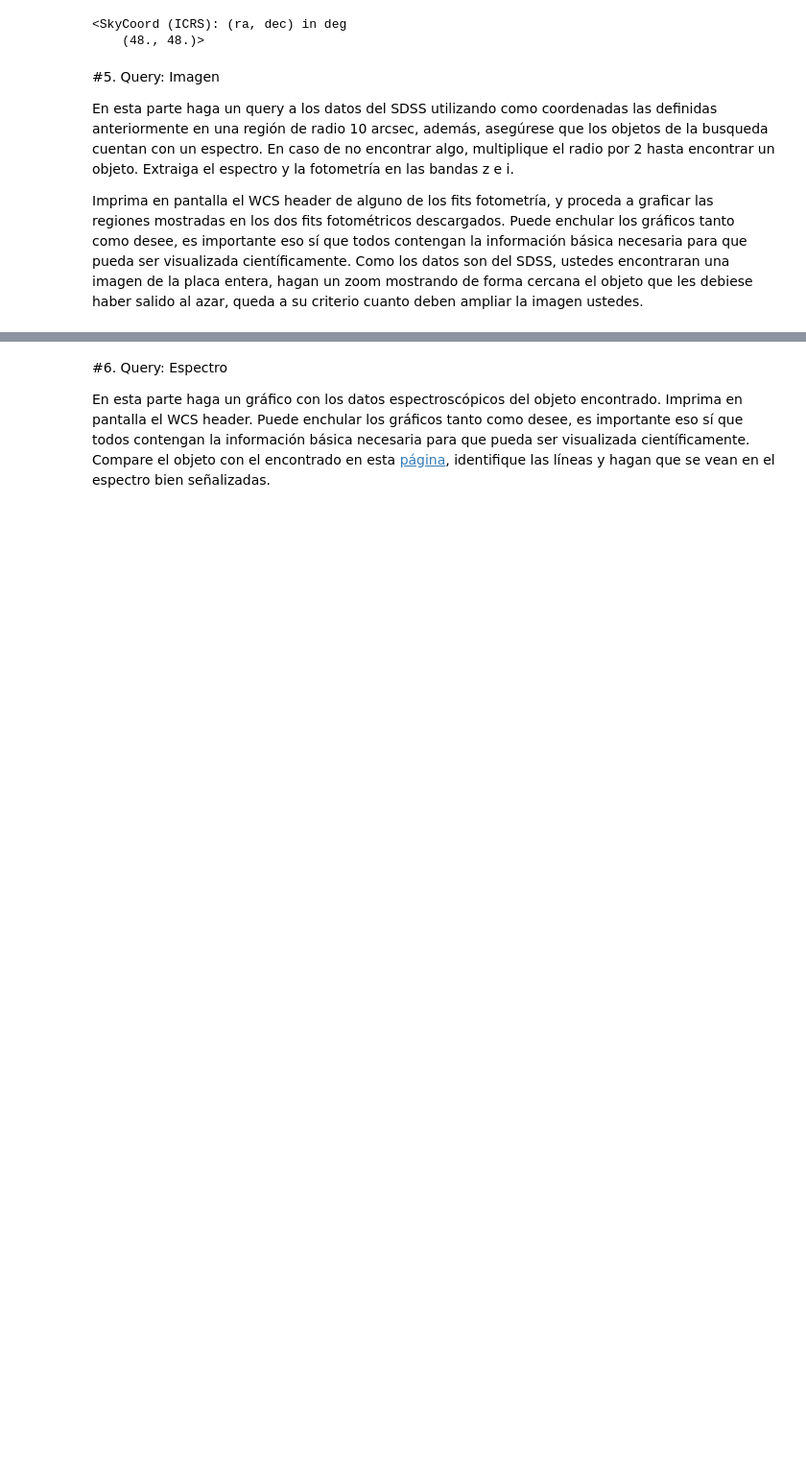
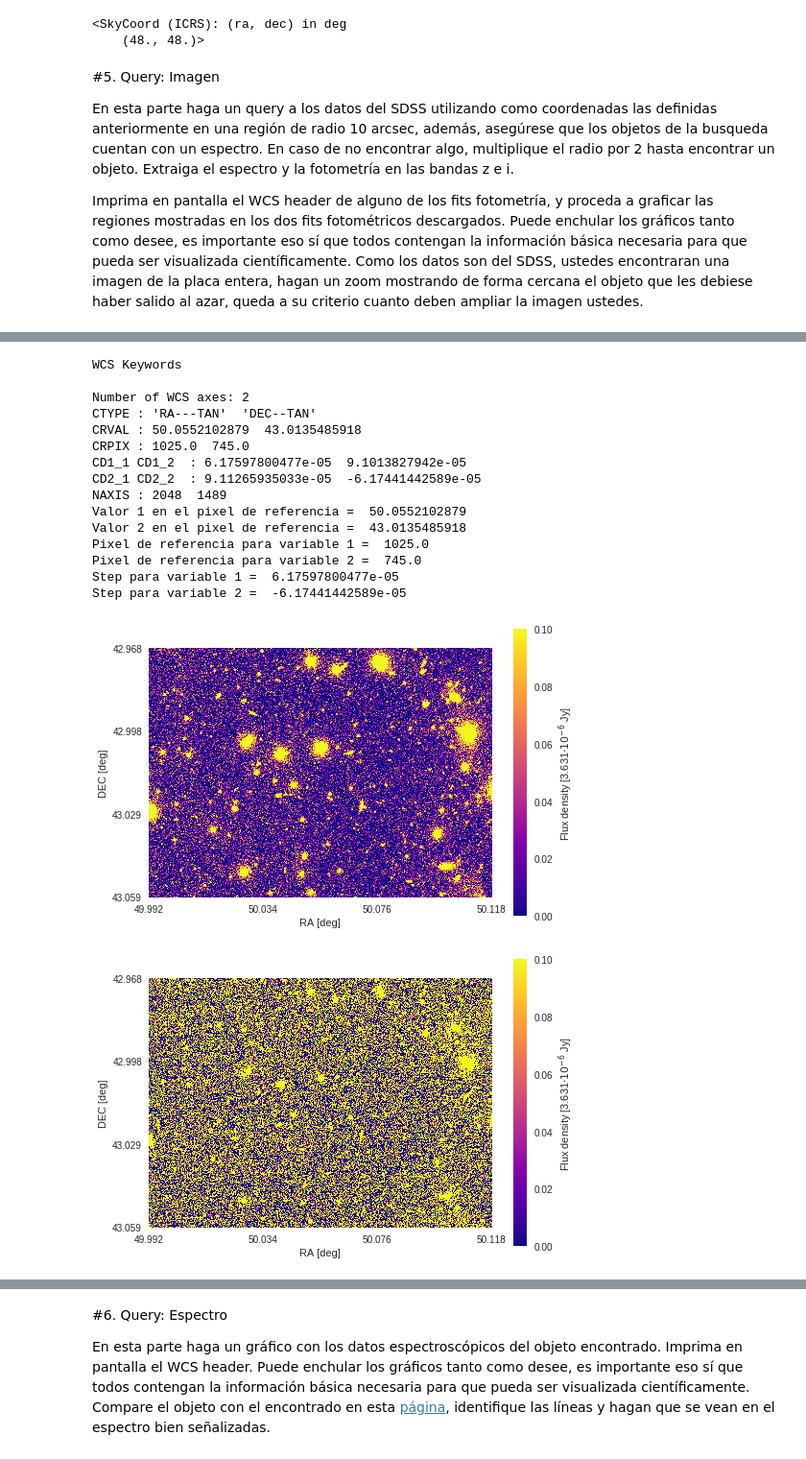
Before and after one commit to DanielaM8/minitarea4, a Jupyter notebook: minitarea4.ipynb, the cells around one changed output, grey strips where cells are left out. Shown at 96% size. Drawn from its saved outputs; the diff is of its cells as text; code cells hidden in the pictures; blank space fills up the shorter version.

```diff
--- a/minitarea4.ipynb
+++ b/minitarea4.ipynb
@@ -305,46 +298,65 @@ header = imi[0][0].header
 wcs = WCS(header)
 print wcs
 
 print 'Valor 1 en el pixel de referencia = ',header['CRVAL1']
 print 'Valor 2 en el pixel de referencia = ',header['CRVAL2']
 
 print 'Pixel de referencia para variable 1 = ', header['CRPIX1']
 print 'Pixel de referencia para variable 2 = ', header['CRPIX2']
 
 print 'Step para variable 1 = ', header['CD1_1']
 print 'Step para variable 2 = ', header['CD2_2']
 
 delt1 = np.arange(0,header['NAXIS1']) - (header['CRPIX1']-1)
 step1 = delt1*header['CD1_1']
 ra = step1 + header['CRVAL1']
 
 delt2 = np.arange(0,header['NAXIS2']) - (header['CRPIX2']-1)
 step2 = delt2*header['CD2_2']
 dec = step2 + header['CRVAL2']
 
 datai = imi[0][0].data
 dataz = imz[0][0].data
 
-#Creamos figura:
 
-fig3, ax2= plt.subplots(figsize=(20,20),nrows=2)
 
 #imagen banda i
 
-cb11= ax2[0].imshow(datai,vmax=0.1,vmin=0,cmap='magma',origin='lower')
-fig.colorbar(cb11,ax=ax[0],label='Flux density [3.631$ \cdot 10^{-6}$ Jy]')
-ax[0].set_xticks((0,len(ra)/3,2*len(ra)/3,len(ra)),(round(ra[0],3),round(ra[len(ra)/3],3),round(ra[2*len(ra)/3],3),round(ra[-1],3)))
-ax[0].set_yticks((0,20,40,60),(round(dec[0],3),round(dec[20],3),round(dec[40],3),round(dec[60],3)))
-ax[0].set_xlabel('RA [deg]')
-ax[0].set_ylabel('DEC [deg]')
-ax[0].grid(b=None)
+plt.imshow(datai,vmax=0.1,vmin=0,cmap='plasma',origin='lower')
+plt.xticks((0,len(ra)/3,2*len(ra)/3,len(ra)),(round(ra[0],3),round(ra[len(ra)/3],3),round(ra[2*len(ra)/3],3),round(ra[-1],3)))
+plt.yticks((0,len(dec)/3,2*len(dec)/3,len(dec)),(round(dec[0],3),round(dec[len(dec)/3],3),round(dec[2*len(dec)/3],3),round(dec[-1],3)))
+plt.ylabel('DEC [deg]')
+cb11=plt.colorbar()
+plt.grid(b=None)
+cb11.set_label('Flux density [3.631$ \cdot 10^{-6}$ Jy]')
+plt.show()
 
 #imagen banda z
 
-cb12= ax2[1].imshow(dataz,vmax=0.1,vmin=0,cmap='magma',origin='lower')
-fig.colorbar(cb12,ax=ax[1],label='Flux density [3.631$ \cdot 10^{-6}$ Jy]')
-ax[1].set_xticks((0,len(ra)/3,2*len(ra)/3,len(ra)),(round(ra[0],3),round(ra[len(ra)/3],3),round(ra[2*len(ra)/3],3),round(ra[-1],3)))
-ax[1].set_yticks((0,len(dec)/3,2*len(dec)/3,len(dec)),(round(dec[0],3),round(dec[len(dec)/3],3),round(dec[2*len(dec)/3],3),round(dec[-1],3)))
-ax[1].set_xlabel('RA [deg]')
-ax[1].set_ylabel('DEC [deg]')
-ax[1].grid(b=None)
+plt.imshow(dataz,vmax=0.1,vmin=0,cmap='plasma',origin='lower')
+plt.xticks((0,len(ra)/3,2*len(ra)/3,len(ra)),(round(ra[0],3),round(ra[len(ra)/3],3),round(ra[2*len(ra)/3],3),round(ra[-1],3)))
+plt.yticks((0,len(dec)/3,2*len(dec)/3,len(dec)),(round(dec[0],3),round(dec[len(dec)/3],3),round(dec[2*len(dec)/3],3),round(dec[-1],3)))
+plt.xlabel('RA [deg]')
+plt.ylabel('DEC [deg]')
+plt.grid(b=None)
+cb22=plt.colorbar()
+cb22.set_label('Flux density [3.631$ \cdot 10^{-6}$ Jy]')
+plt.show()
+# %% [output]
+WCS Keywords
+
+Number of WCS axes: 2
+CTYPE : 'RA---TAN'  'DEC--TAN'
+CRVAL : 50.0552102879  43.0135485918
+CRPIX : 1025.0  745.0
+CD1_1 CD1_2  : 6.17597800477e-05  9.1013827942e-05
+CD2_1 CD2_2  : 9.11265935033e-05  -6.17441442589e-05
+NAXIS : 2048  1489
+Valor 1 en el pixel de referencia =  50.0552102879
+Valor 2 en el pixel de referencia =  43.0135485918
+Pixel de referencia para variable 1 =  1025.0
+Pixel de referencia para variable 2 =  745.0
+Step para variable 1 =  6.17597800477e-05
+Step para variable 2 =  -6.17441442589e-05
+[figure, added]
+[figure, added]
```
Also changed, not shown: parts of 5 cells of this notebook.
